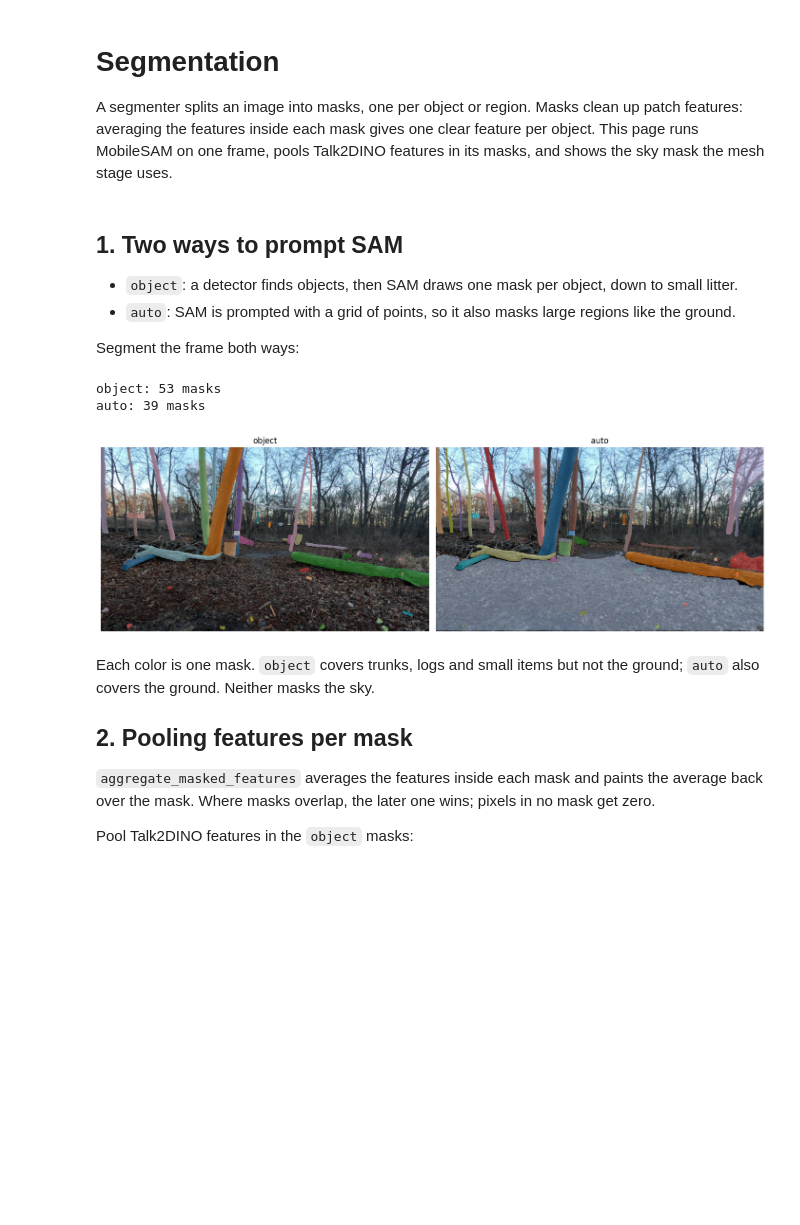
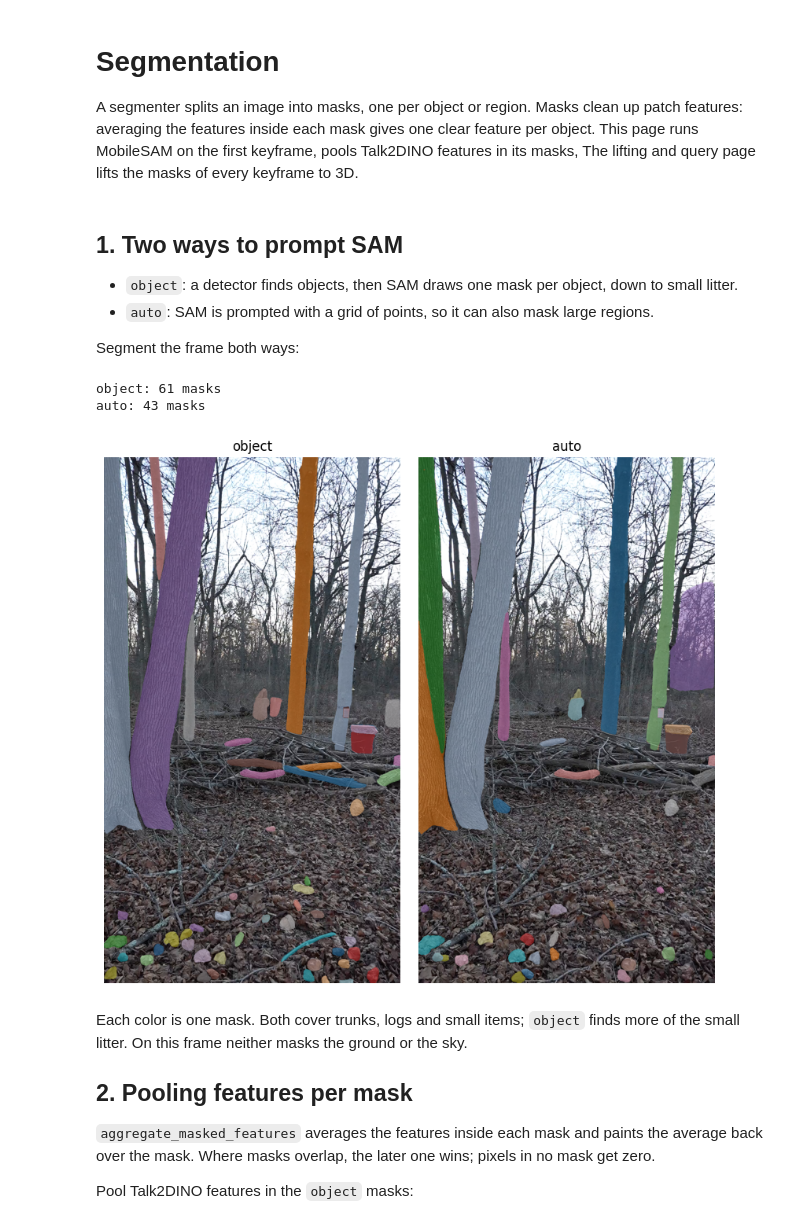
Before and after one commit to BasisResearch/collab-splats, a Jupyter notebook: docs/source/tutorials/05_semantics/segmentation.ipynb, the cells around one changed output. Cells and saved outputs as stored; diff of their text form; code cells hidden in the pictures; blank space fills up the shorter version.

```diff
--- a/docs/source/tutorials/05_semantics/segmentation.ipynb
+++ b/docs/source/tutorials/05_semantics/segmentation.ipynb
@@ -3,24 +3,20 @@
 
 A segmenter splits an image into masks, one per object or region. Masks clean up patch
 features: averaging the features inside each mask gives one clear feature per object. This page
-runs MobileSAM on one frame, pools Talk2DINO features in its masks, and shows the sky mask the
-mesh stage uses.
+runs MobileSAM on the first keyframe, pools Talk2DINO features in its masks, The lifting and query page
+lifts the masks of every keyframe to 3D.
 # %%
 import contextlib
 import io
 
 import matplotlib.pyplot as plt
-import numpy as np
 import transformers
-from PIL import Image
 
 from collab_splats.semantics import (
     MobileSAMSegmentation,
     Talk2DinoExtractor,
     aggregate_masked_features,
-    sky_masks,
 )
-from collab_splats.utils.image import open_image, resize_image
 from collab_splats.utils.visualization import overlay_masks, pca_to_rgb
 
 %run ../tutorial.py
@@ -31,39 +27,39 @@ transformers.logging.set_verbosity_error()
 # Image panels without axes
 BARE = {"frame_on": False, "xticks": [], "yticks": []}
 
-# One frame at 1024 px
-image = open_image(QUERY_IMAGE)
-frame = np.asarray(resize_image(image, 1024).convert("RGB"))
+# The scene's first keyframe, the frame every semantics page shows
+scene = tutorial_scene("preproc", "pointcloud")
+frame = first_keyframe(scene)
 # %% [markdown]
 ## 1. Two ways to prompt SAM
 
 - `object`: a detector finds objects, then SAM draws one mask per object, down to small litter.
-- `auto`: SAM is prompted with a grid of points, so it also masks large regions like the ground.
+- `auto`: SAM is prompted with a grid of points, so it can also mask large regions.
 
 Segment the frame both ways:
 # %%
 masks = {}
 
 for strategy in ("object", "auto"):
     # Hide model-loading output
     with contextlib.redirect_stdout(io.StringIO()), contextlib.redirect_stderr(io.StringIO()):
         segmenter = MobileSAMSegmentation(strategy=strategy, device="cuda")
         masks[strategy], _ = segmenter.segment(frame)
 
     print(f"{strategy}: {len(masks[strategy])} masks")
 
-fig, axes = plt.subplots(1, 2, figsize=(14, 5), subplot_kw=BARE, layout="constrained")
+fig, axes = plt.subplots(1, 2, figsize=(8, 7), subplot_kw=BARE, layout="constrained")
 
 for ax, strategy in zip(axes, masks):
     ax.imshow(overlay_masks(frame, masks[strategy]))
     ax.set_title(strategy)
 # %% [output]
-object: 53 masks
-auto: 39 masks
+object: 61 masks
+auto: 43 masks
-[figure, old version]
+[figure, new version]
 # %% [markdown]
-Each color is one mask. `object` covers trunks, logs and small items but not the ground; `auto`
-also covers the ground. Neither masks the sky.
+Each color is one mask. Both cover trunks, logs and small items; `object` finds more of the
+small litter. On this frame neither masks the ground or the sky.
 
 ## 2. Pooling features per mask
 
```
Also changed, not shown: parts of 5 cells of this notebook, 19 other files.
